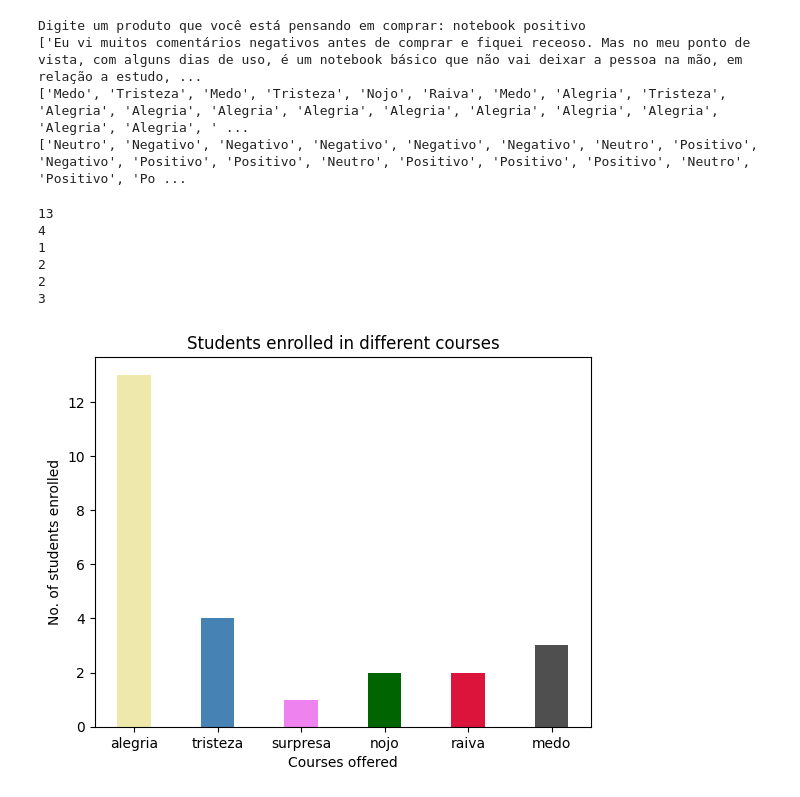
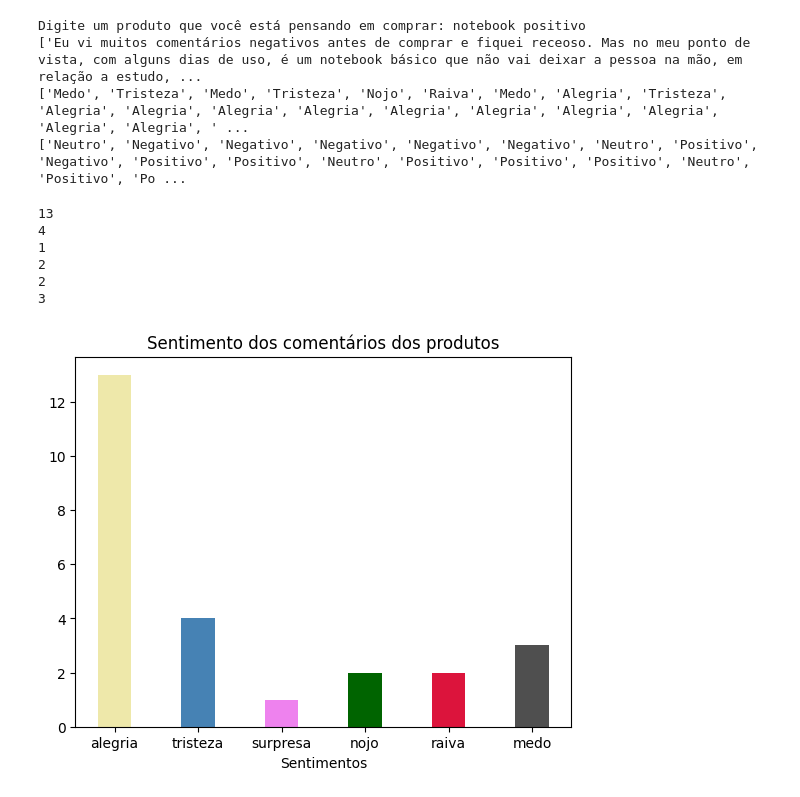
Before and after one commit to willzinbala/Like-It, a Jupyter notebook: Like_It.ipynb, the cells around one changed output. Drawn from its saved outputs; the diff is of its cells as text; code cells hidden in the pictures.

```diff
--- a/Like_It.ipynb
+++ b/Like_It.ipynb
@@ -175,34 +175,33 @@ tristeza = list_sent.count('Tristeza')
 surpresa = list_sent.count('Surpresa')
 nojo = list_sent.count('Nojo')
 raiva = list_sent.count('Raiva')
 medo = list_sent.count('Medo')
 
 print(alegria)
 print(tristeza)
 print(surpresa)
 print(nojo)
 print(raiva)
 print(medo)
 
 data = {'alegria':alegria, 'tristeza':tristeza, 'surpresa':surpresa, 'nojo':nojo, 'raiva':raiva,'medo':medo}
 
 courses = list(data.keys())
 values = list(data.values())
 
 cores = ['#EEE8AA', '#4682B4', '#EE82EE', '#006400', '#DC143C', '#4F4F4F']
 # creating the bar plot
 plt.bar(courses, values, color =cores,
         width = 0.4)
 
-plt.xlabel("Courses offered")
-plt.ylabel("No. of students enrolled")
-plt.title("Students enrolled in different courses")
+plt.xlabel("Sentimentos")
+plt.title("Sentimento dos comentários dos produtos")
 plt.show()
 # %% [output]
 13
 4
 1
 2
 2
 3
-[figure, old version]
+[figure, new version]
```
Also changed, not shown: parts of 1 cell of this notebook.
